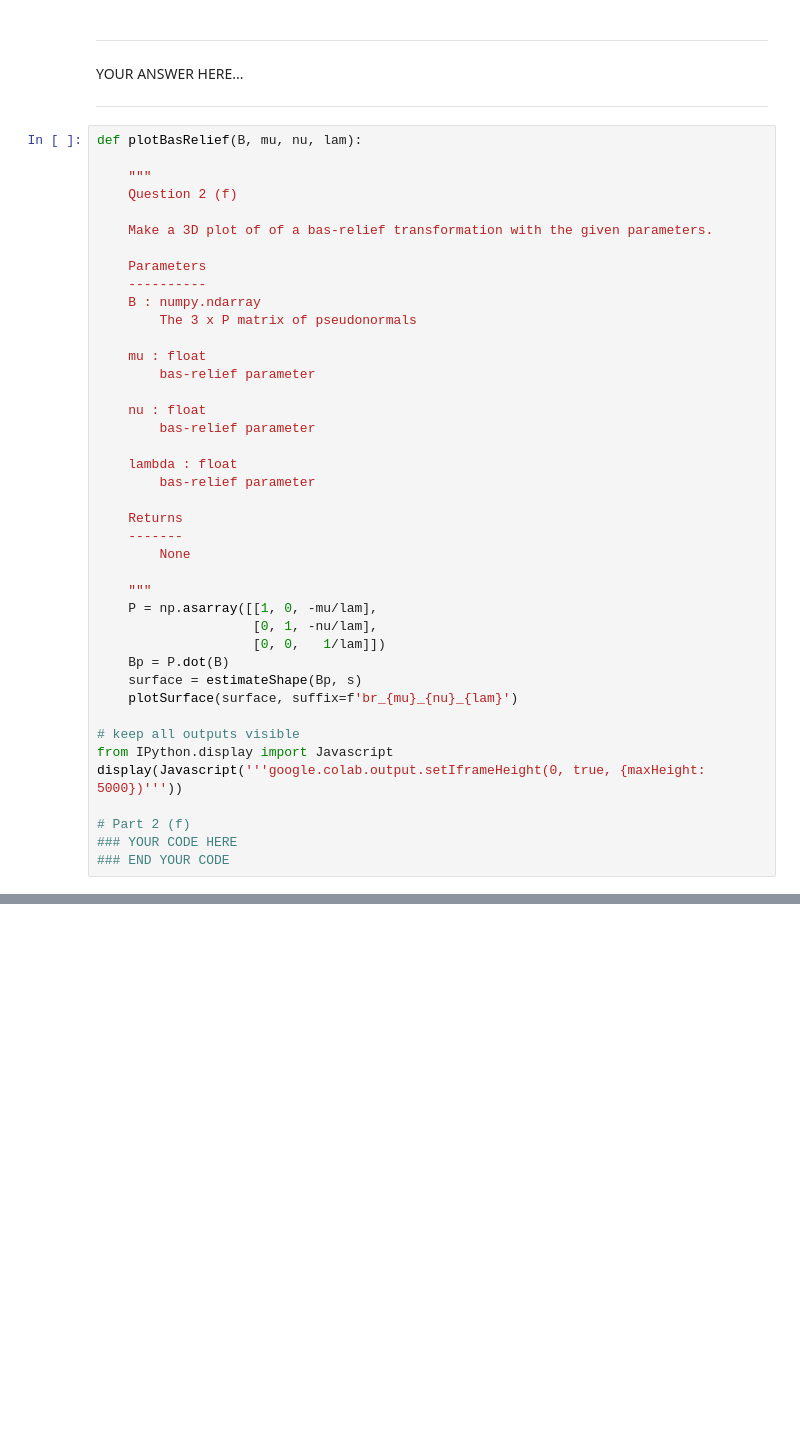
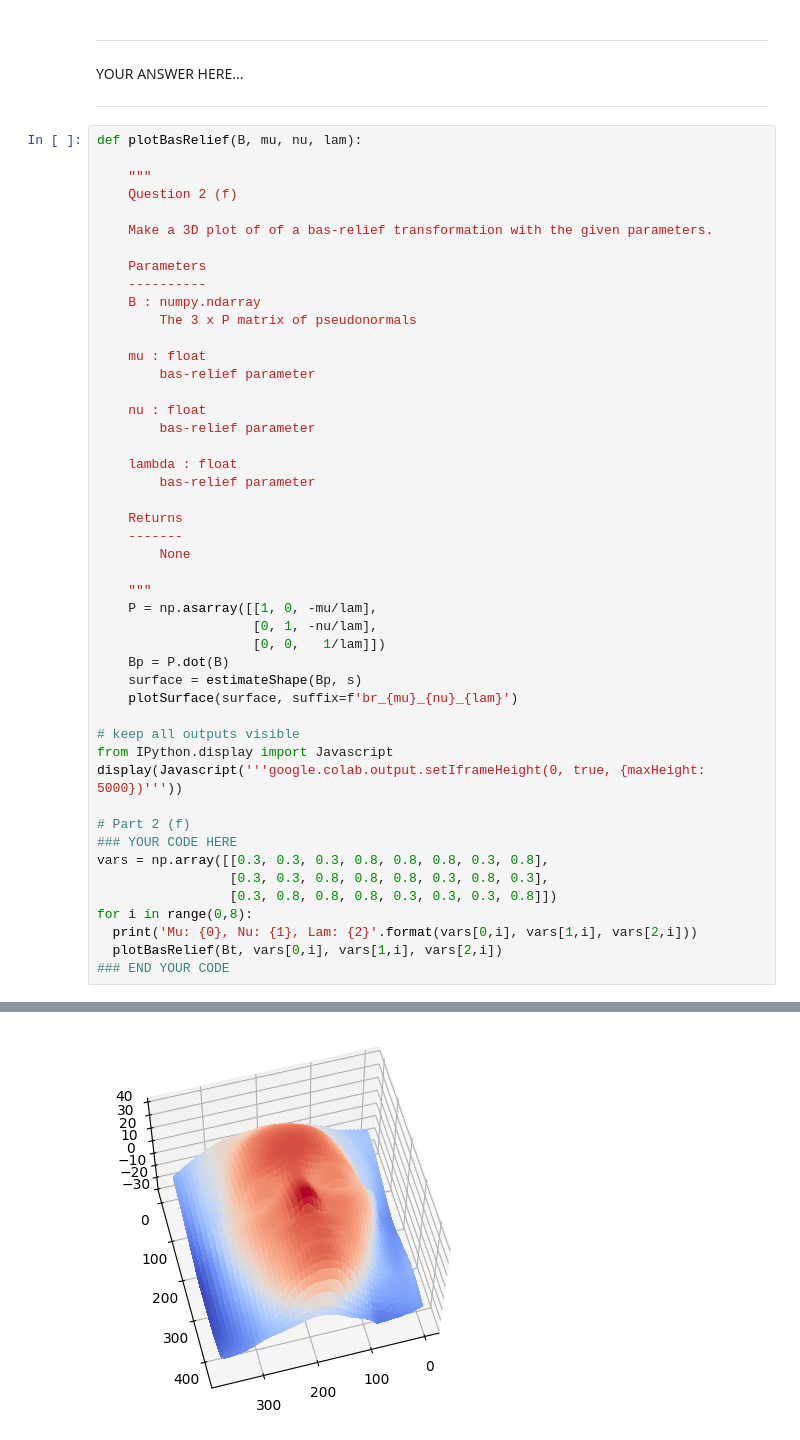
Before and after one commit to IanKrause/computer-vision, a Jupyter notebook: hw6/HW6_ikrause.ipynb, the cells around one changed output, grey strips where cells are left out. Saved outputs shown, nothing was run; the diff lists cells and outputs as text; blank space fills up the shorter version.

```diff
--- a/hw6/HW6_ikrause.ipynb
+++ b/hw6/HW6_ikrause.ipynb
@@ -755,6 +754,12 @@ display(Javascript('''google.colab.output.setIframeHeight(0, true, {maxHeight: 5
 
 # Part 2 (f)
 ### YOUR CODE HERE
+vars = np.array([[0.3, 0.3, 0.3, 0.8, 0.8, 0.8, 0.3, 0.8],
+                 [0.3, 0.3, 0.8, 0.8, 0.8, 0.3, 0.8, 0.3],
+                 [0.3, 0.8, 0.8, 0.8, 0.3, 0.3, 0.3, 0.8]])
+for i in range(0,8):
+  print('Mu: {0}, Nu: {1}, Lam: {2}'.format(vars[0,i], vars[1,i], vars[2,i]))
+  plotBasRelief(Bt, vars[0,i], vars[1,i], vars[2,i])
 ### END YOUR CODE
 # %% [output]
 [interactive output not drawn]
@@ -760,0 +767 @@ display(Javascript('''google.colab.output.setIframeHeight(0, true, {maxHeight: 5
+[figure, added]
```
Also changed, not shown: parts of 15 cells of this notebook, 1 other file.
